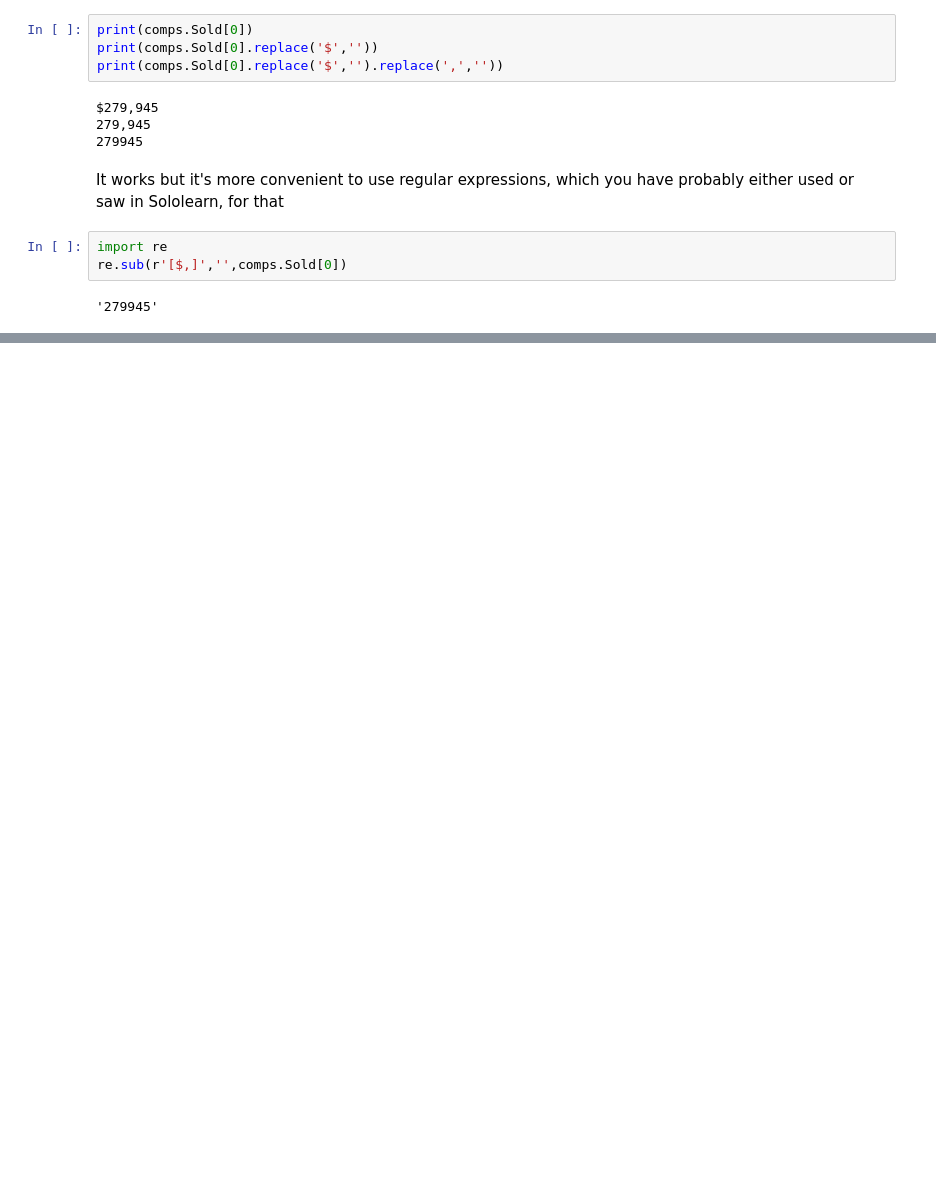
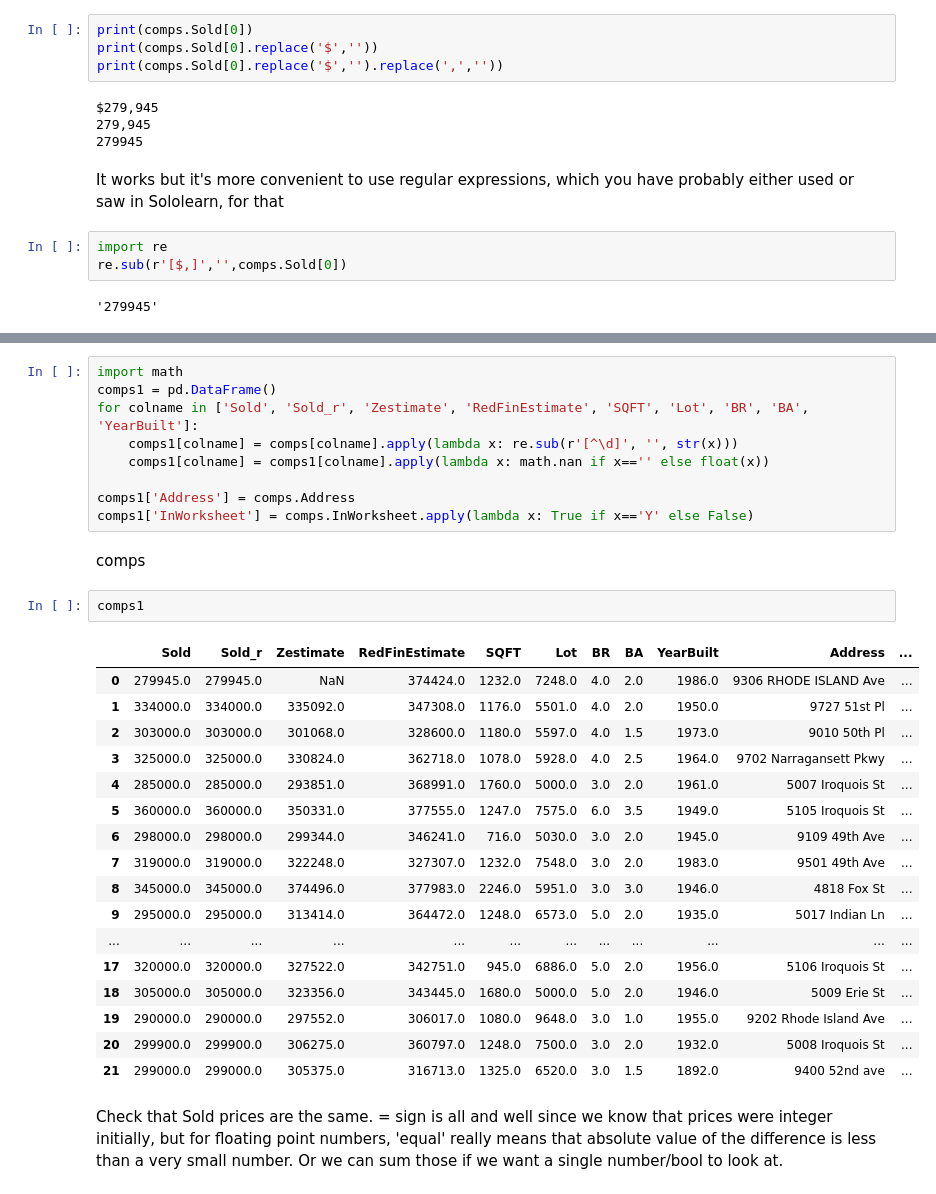
Before and after one commit to raudskjeggg/4t, a Jupyter notebook: CompSales.ipynb, the cells around one changed output, grey strips where cells are left out. Drawn from its saved outputs; the diff is of its cells as text; blank space fills up the shorter version.

```diff
--- a/CompSales.ipynb
+++ b/CompSales.ipynb
@@ -112,0 +151,34 @@ Now we need to apply this to each element of the column. Sometimes in python you
+# %%
+import math
+comps1 = pd.DataFrame()
+for colname in ['Sold', 'Sold_r', 'Zestimate', 'RedFinEstimate', 'SQFT', 'Lot', 'BR', 'BA', 'YearBuilt']:
+    comps1[colname] = comps[colname].apply(lambda x: re.sub(r'[^\d]', '', str(x)))
+    comps1[colname] = comps1[colname].apply(lambda x: math.nan if x=='' else float(x))
+
+comps1['Address'] = comps.Address
+comps1['InWorksheet'] = comps.InWorksheet.apply(lambda x: True if x=='Y' else False)
+# %% [markdown]
+comps
+# %%
+comps1
+# %% [output]
+|  | Sold | Sold_r | Zestimate | RedFinEstimate | SQFT | Lot | BR | BA | YearBuilt | Address | ... |
+| 0 | 279945.0 | 279945.0 | NaN | 374424.0 | 1232.0 | 7248.0 | 4.0 | 2.0 | 1986.0 | 9306 RHODE ISLAND Ave | ... |
+| 1 | 334000.0 | 334000.0 | 335092.0 | 347308.0 | 1176.0 | 5501.0 | 4.0 | 2.0 | 1950.0 | 9727 51st Pl | ... |
+| 2 | 303000.0 | 303000.0 | 301068.0 | 328600.0 | 1180.0 | 5597.0 | 4.0 | 1.5 | 1973.0 | 9010 50th Pl | ... |
+| 3 | 325000.0 | 325000.0 | 330824.0 | 362718.0 | 1078.0 | 5928.0 | 4.0 | 2.5 | 1964.0 | 9702 Narragansett Pkwy | ... |
+| 4 | 285000.0 | 285000.0 | 293851.0 | 368991.0 | 1760.0 | 5000.0 | 3.0 | 2.0 | 1961.0 | 5007 Iroquois St | ... |
+| 5 | 360000.0 | 360000.0 | 350331.0 | 377555.0 | 1247.0 | 7575.0 | 6.0 | 3.5 | 1949.0 | 5105 Iroquois St | ... |
+| 6 | 298000.0 | 298000.0 | 299344.0 | 346241.0 | 716.0 | 5030.0 | 3.0 | 2.0 | 1945.0 | 9109 49th Ave | ... |
+| 7 | 319000.0 | 319000.0 | 322248.0 | 327307.0 | 1232.0 | 7548.0 | 3.0 | 2.0 | 1983.0 | 9501 49th Ave | ... |
+| 8 | 345000.0 | 345000.0 | 374496.0 | 377983.0 | 2246.0 | 5951.0 | 3.0 | 3.0 | 1946.0 | 4818 Fox St | ... |
+| 9 | 295000.0 | 295000.0 | 313414.0 | 364472.0 | 1248.0 | 6573.0 | 5.0 | 2.0 | 1935.0 | 5017 Indian Ln | ... |
+| ... | ... | ... | ... | ... | ... | ... | ... | ... | ... | ... | ... |
+| 17 | 320000.0 | 320000.0 | 327522.0 | 342751.0 | 945.0 | 6886.0 | 5.0 | 2.0 | 1956.0 | 5106 Iroquois St | ... |
+| 18 | 305000.0 | 305000.0 | 323356.0 | 343445.0 | 1680.0 | 5000.0 | 5.0 | 2.0 | 1946.0 | 5009 Erie St | ... |
+| 19 | 290000.0 | 290000.0 | 297552.0 | 306017.0 | 1080.0 | 9648.0 | 3.0 | 1.0 | 1955.0 | 9202 Rhode Island Ave | ... |
+| 20 | 299900.0 | 299900.0 | 306275.0 | 360797.0 | 1248.0 | 7500.0 | 3.0 | 2.0 | 1932.0 | 5008 Iroquois St | ... |
+| 21 | 299000.0 | 299000.0 | 305375.0 | 316713.0 | 1325.0 | 6520.0 | 3.0 | 1.5 | 1892.0 | 9400 52nd ave | ... |
+# %% [markdown]
+Check that Sold prices are the same. = sign is all and well since we know that prices were integer  initially, but for
+floating point numbers, 'equal' really means that absolute value of the difference is less than a very small number. Or we can sum those if we want a single number/bool to look at.
```
Also changed, not shown: parts of 15 cells of this notebook, 2 other files.
